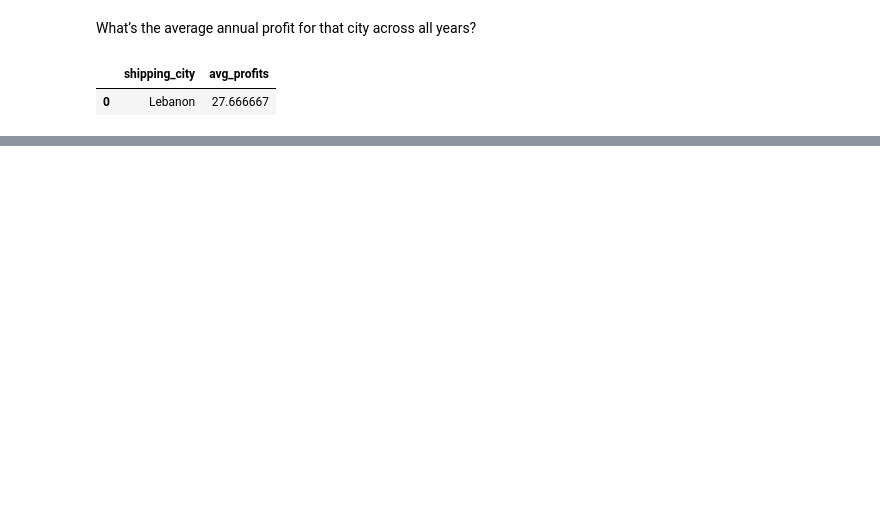
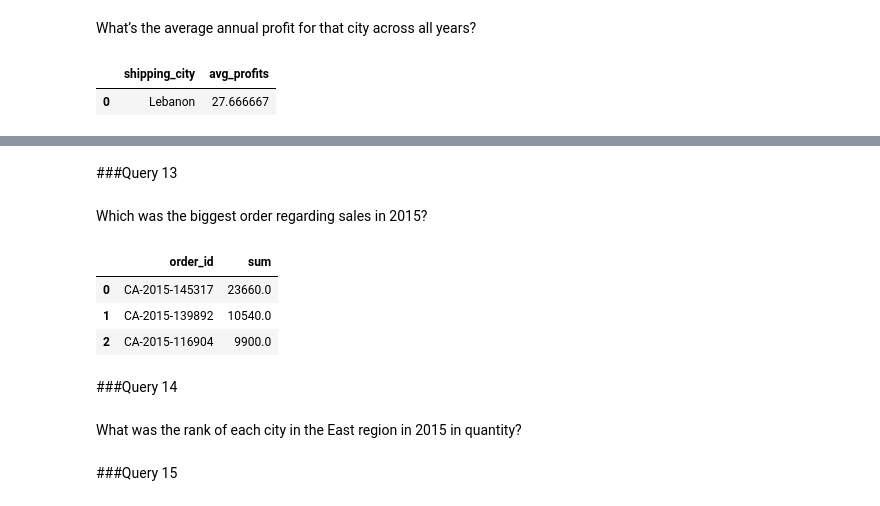
Before and after one commit to sarahajbane/colab_workbook_templates, a Jupyter notebook: MS_unicorn_project.ipynb, the cells around one changed output, grey strips where cells are left out. Cells and saved outputs as stored; diff of their text form; code cells hidden in the pictures; blank space fills up the shorter version.

```diff
--- a/MS_unicorn_project.ipynb
+++ b/MS_unicorn_project.ipynb
@@ -200,0 +320,24 @@ pd.read_sql(sa.text(query),connection)
+# %% [markdown]
+###Query 13
+# %% [markdown]
+Which was the biggest order regarding sales in 2015?
+# %%
+query = """
+SELECT order_id, sum(order_sales)
+FROM order_details
+JOIN orders USING(order_id)
+WHERE EXTRACT(YEAR FROM order_date) = 2015
+GROUP BY order_id
+ORDER BY sum(order_sales) DESC
+LIMIT 3;
+"""
+pd.read_sql(sa.text(query),connection)
+# %% [output]
+|  | order_id | sum |
+| 0 | CA-2015-145317 | 23660.0 |
+| 1 | CA-2015-139892 | 10540.0 |
+| 2 | CA-2015-116904 | 9900.0 |
+# %% [markdown]
+###Query 14
+# %% [markdown]
+What was the rank of each city in the East region in 2015 in quantity?
@@ -201,3 +356,5 @@ pd.read_sql(sa.text(query),connection)
+# %% [markdown]
+###Query 15
 # %%
 query = """
 """
```
Also changed, not shown: parts of 25 cells of this notebook.
